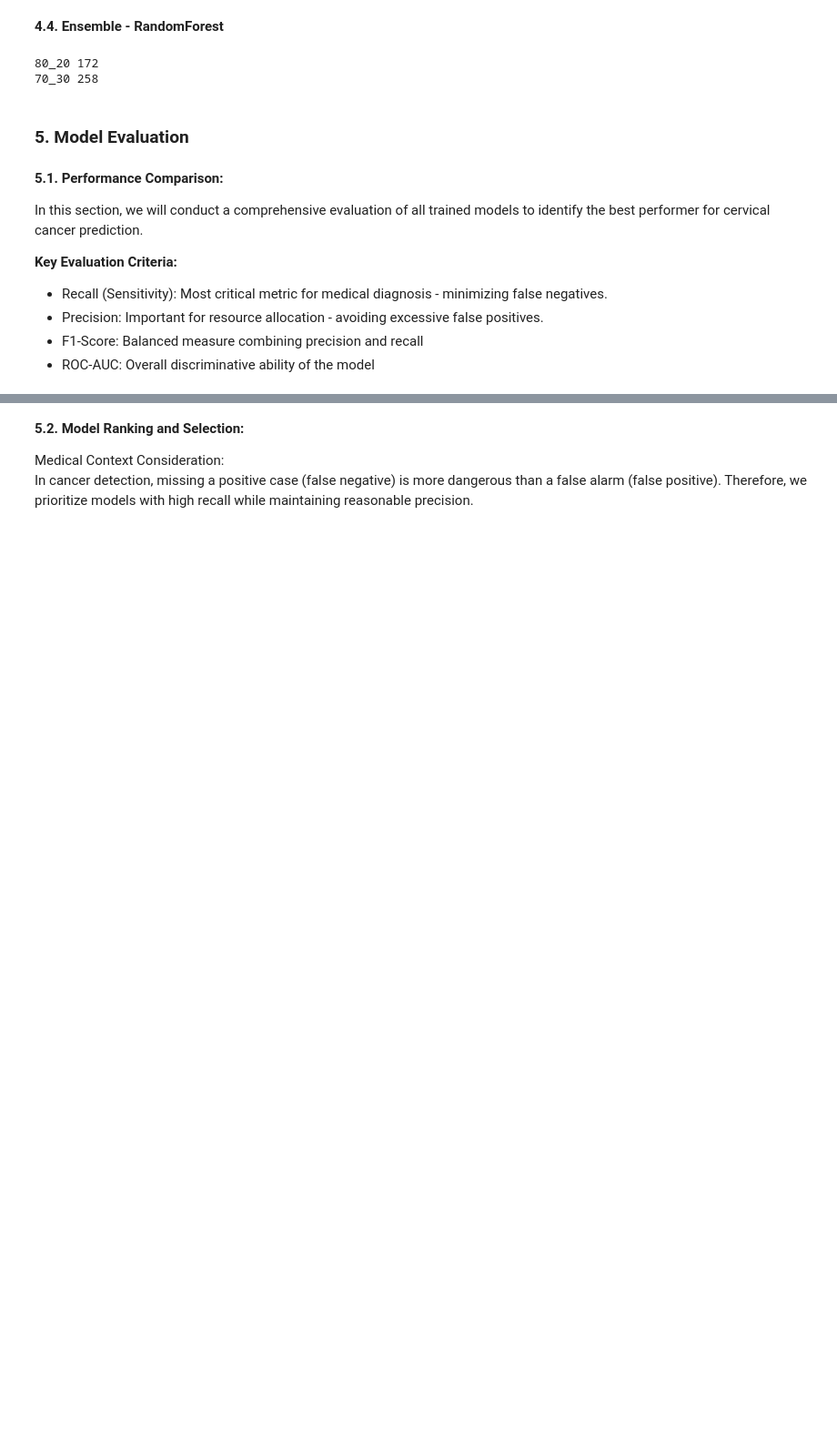
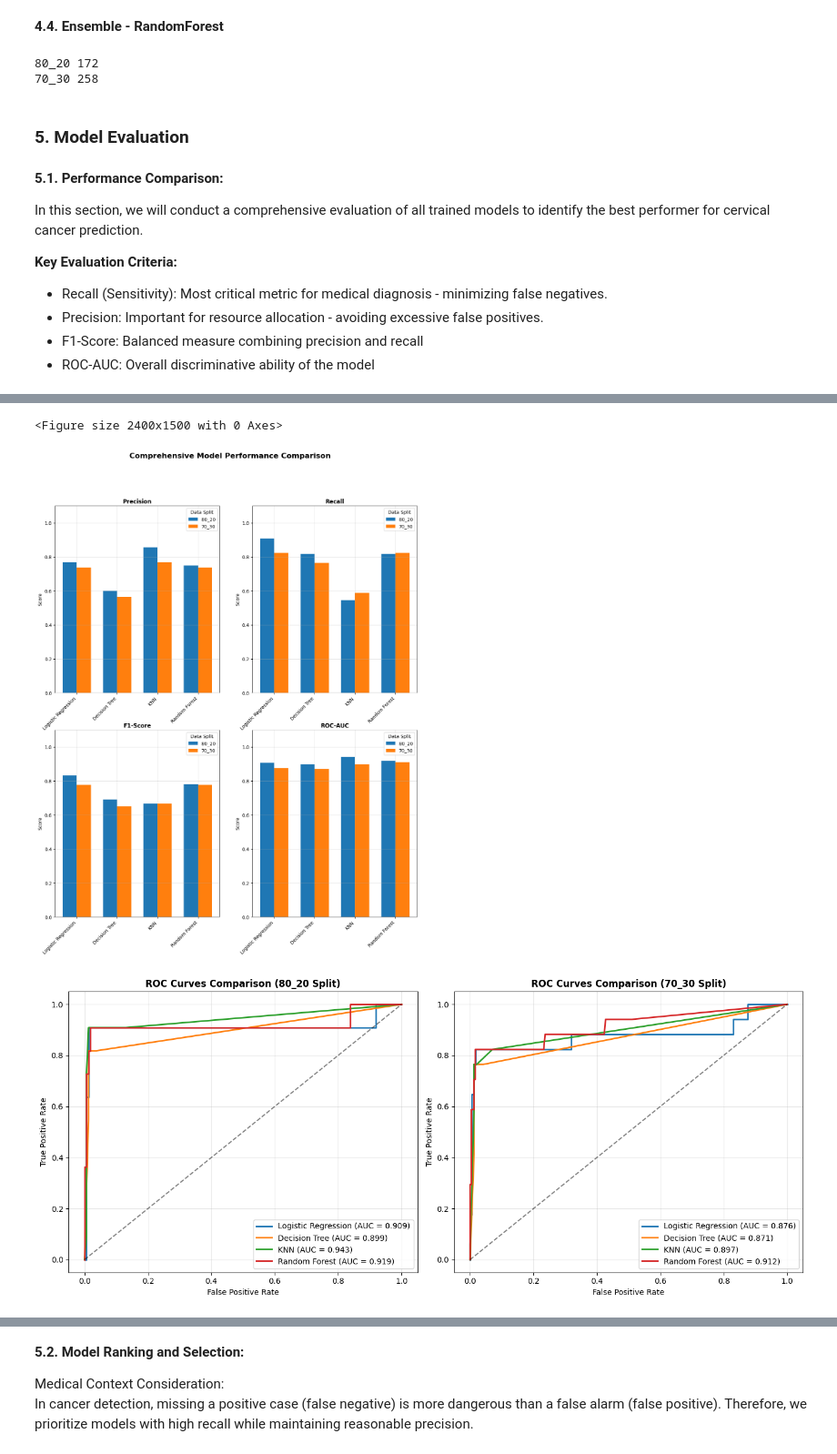
Before and after one commit to mudu89/ML_AssignmentPS01, a Jupyter notebook: 2024DA04200_Problem_Statement_1.ipynb, the cells around one changed output, grey strips where cells are left out. Shown at 91% size. Saved outputs shown, nothing was run; the diff lists cells and outputs as text; code cells hidden in the pictures; blank space fills up the shorter version.

```diff
--- a/2024DA04200_Problem_Statement_1.ipynb
+++ b/2024DA04200_Problem_Statement_1.ipynb
@@ -753,3 +701,65 @@ ValueError: too many values to unpack (expected 2)
+# %%
+# Create a 3x2 grid (6 slots). We'll use 5: 4 metrics + 1 ROC curve
+plt.figure(figsize=(24, 15))
+#fig, axes = plt.subplots(3, 2, figsize=(14, 16))
+#axes = axes.flatten()
+
+metrics = ["Precision", "Recall", "F1-Score", "ROC-AUC"]
+fig, axes = plt.subplots(2, 2, figsize=(14, 16)) # Changed to 2x2 grid for metrics
+fig.suptitle('Comprehensive Model Performance Comparison', fontsize=16, fontweight='bold')
+
+# Plot individual metrics
+for i, metric in enumerate(metrics):
+    row = i // 2 # Changed to 2 columns
+    col = i % 2 # Changed to 2 columns
+    ax = axes[row, col]
+
+    bar_width = 0.35
+    models = results_df['Model'].unique()
+    x_pos = np.arange(len(models))
+
+    for j, split in enumerate(split_data.keys()):
+        results_split = results_df[results_df['data'] == split]
+        metric_values = results_split.set_index('Model').loc[models, metric]
+        ax.bar(x_pos + j * bar_width, metric_values, bar_width, label=split)
+
+    ax.set_xticks(x_pos + bar_width / 2)
+    ax.set_xticklabels(models, rotation=45, ha="right")
+
+    ax.set_title(f'{metric.replace("_", " ")}', fontweight='bold')
+    ax.set_ylabel('Score')
+    ax.set_ylim(0, 1.1)
+    ax.grid(True, alpha=0.3)
+    ax.legend(title="Data Split")
+
+# ROC Curve (all models together in one subplot)
+# Create a new figure and axis for the ROC curve for 70/30 split
+# fig_roc_70_30, ax_roc_70_30 = plt.subplots(figsize=(10, 8))
+fig_auc, axes = plt.subplots(1, 2, figsize=(14, 6)) # Changed to 1x2 grid for ROC curves
+for i, split in enumerate(split_data.keys()):
+    ax = axes[i]
+    for model_name, model_result in fit_result[split].items(): # Using 70_30 split for ROC curve
+        y_pred, y_prob = model_result
+        fpr, tpr, _ = roc_curve(split_data[split][-1], y_prob)
+        auc_score = roc_auc_score(split_data[split][-1], y_prob)
+        ax.plot(fpr, tpr, label=f'{model_name} (AUC = {auc_score:.3f})', linewidth=2)
+
+    ax.plot([0, 1], [0, 1], 'k--', alpha=0.5)
+    ax.set_xlabel('False Positive Rate')
+    ax.set_ylabel('True Positive Rate')
+    ax.set_title(f"ROC Curves Comparison ({split} Split)", fontweight='bold')
+    ax.legend()
+    ax.grid(True, alpha=0.3)
+
+
+plt.tight_layout()
+plt.show()
+fig_auc.tight_layout()
+fig_auc.show()
+# %% [output]
+<Figure size 2400x1500 with 0 Axes>
+[figure, added]
+[figure, added]
 # %%
 
 cm_matrix = []
```
Also changed, not shown: parts of 6 cells of this notebook.
